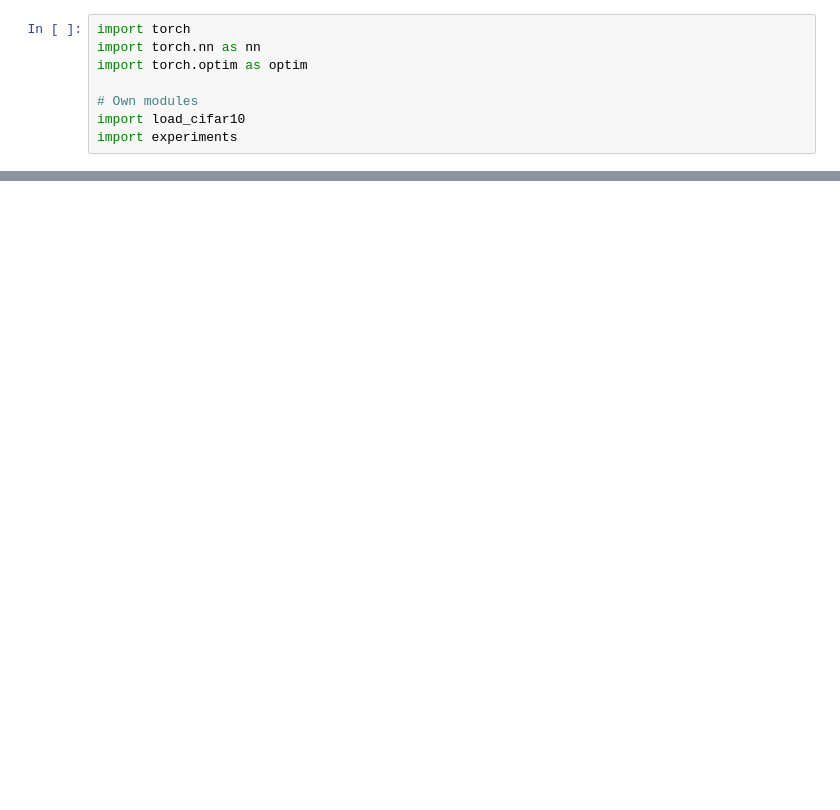
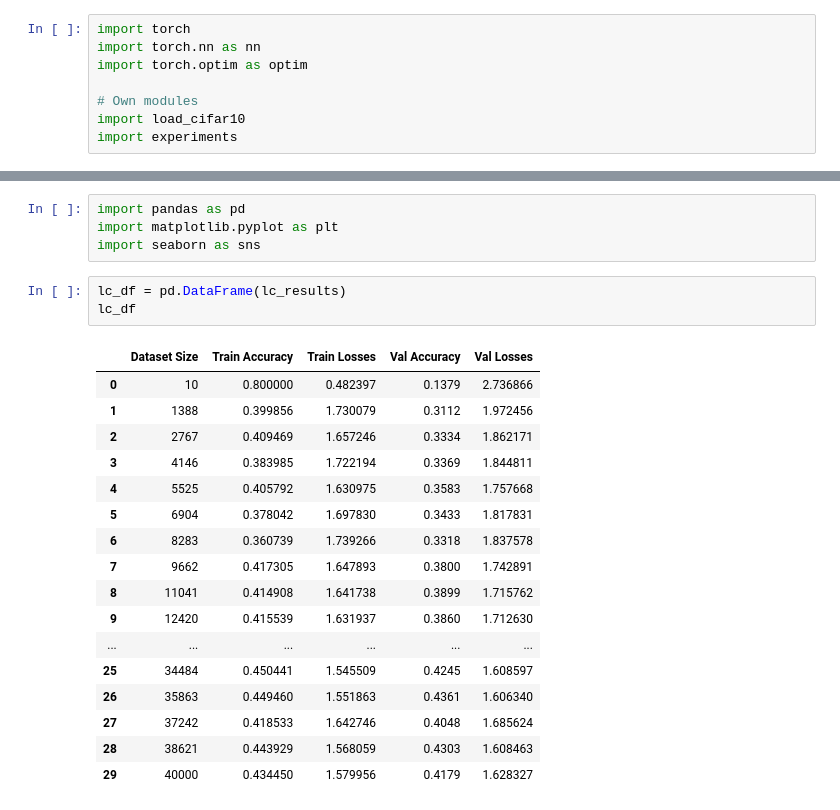
Before and after one commit to topsy-13/naiveautoml, a Jupyter notebook: python/naiveautoml/NAS/OE-Tests/experiments_test.ipynb, the cells around one changed output, grey strips where cells are left out. Drawn from its saved outputs; the diff is of its cells as text; blank space fills up the shorter version.

```diff
--- a/python/naiveautoml/NAS/OE-Tests/experiments_test.ipynb
+++ b/python/naiveautoml/NAS/OE-Tests/experiments_test.ipynb
@@ -86,0 +50,25 @@ TODO:
+# %%
+import pandas as pd
+import matplotlib.pyplot as plt
+import seaborn as sns
+# %%
+lc_df = pd.DataFrame(lc_results)
+lc_df
+# %% [output]
+|  | Dataset Size | Train Accuracy | Train Losses | Val Accuracy | Val Losses |
+| 0 | 10 | 0.800000 | 0.482397 | 0.1379 | 2.736866 |
+| 1 | 1388 | 0.399856 | 1.730079 | 0.3112 | 1.972456 |
+| 2 | 2767 | 0.409469 | 1.657246 | 0.3334 | 1.862171 |
+| 3 | 4146 | 0.383985 | 1.722194 | 0.3369 | 1.844811 |
+| 4 | 5525 | 0.405792 | 1.630975 | 0.3583 | 1.757668 |
+| 5 | 6904 | 0.378042 | 1.697830 | 0.3433 | 1.817831 |
+| 6 | 8283 | 0.360739 | 1.739266 | 0.3318 | 1.837578 |
+| 7 | 9662 | 0.417305 | 1.647893 | 0.3800 | 1.742891 |
+| 8 | 11041 | 0.414908 | 1.641738 | 0.3899 | 1.715762 |
+| 9 | 12420 | 0.415539 | 1.631937 | 0.3860 | 1.712630 |
+| ... | ... | ... | ... | ... | ... |
+| 25 | 34484 | 0.450441 | 1.545509 | 0.4245 | 1.608597 |
+| 26 | 35863 | 0.449460 | 1.551863 | 0.4361 | 1.606340 |
+| 27 | 37242 | 0.418533 | 1.642746 | 0.4048 | 1.685624 |
+| 28 | 38621 | 0.443929 | 1.568059 | 0.4303 | 1.608463 |
+| 29 | 40000 | 0.434450 | 1.579956 | 0.4179 | 1.628327 |
```
Also changed, not shown: parts of 10 cells of this notebook.
